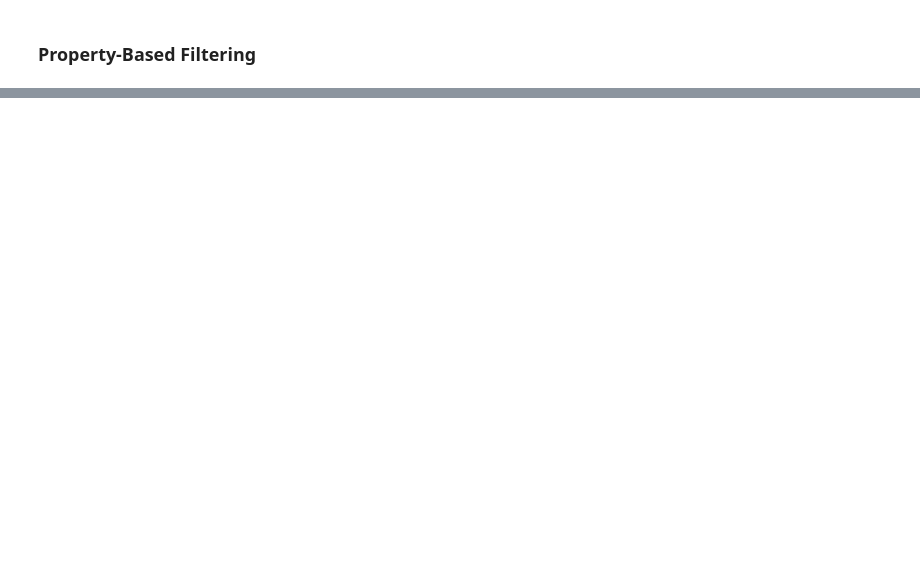
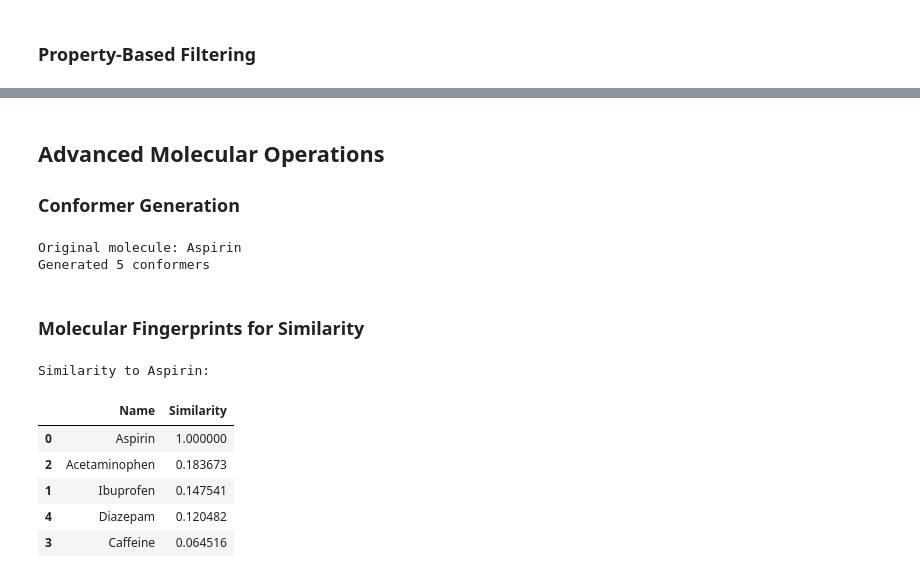
Before and after one commit to scott-arne/oepandas, a Jupyter notebook: examples/02_advanced_features.ipynb, the cells around one changed output, grey strips where cells are left out. Drawn from its saved outputs; the diff is of its cells as text; code cells hidden in the pictures; blank space fills up the shorter version.

```diff
--- a/examples/02_advanced_features.ipynb
+++ b/examples/02_advanced_features.ipynb
@@ -259,0 +367,70 @@ For more information, see the [OEPandas documentation](https://github.com/scott-
+# %% [markdown]
+## Advanced Molecular Operations
+
+### Conformer Generation
+# %%
+from openeye import oeomega
+
+def generate_conformers(mol, max_confs=10):
+    """Generate 3D conformers for a molecule"""
+    if mol is None:
+        return None
+
+    omega = oeomega.OEOmega()
+    omega.SetMaxConfs(max_confs)
+    omega.SetIncludeInput(False)
+    omega.SetStrictStereo(False)
+
+    mol_copy = mol.CreateCopy()
+    if omega(mol_copy):
+        return mol_copy
+    return None
+
+# Generate conformers for first molecule
+sample_mol = df_drugs.SMILES.iloc[0]
+mol_with_confs = generate_conformers(sample_mol, max_confs=5)
+
+if mol_with_confs:
+    print(f"Original molecule: {df_drugs.Name.iloc[0]}")
+    print(f"Generated {mol_with_confs.NumConfs()} conformers")
+# %% [output]
+Original molecule: Aspirin
+Generated 5 conformers
+# %% [markdown]
+### Molecular Fingerprints for Similarity
+# %%
+from openeye import oegraphsim
+
+def calc_fingerprint(mol):
+    """Calculate circular fingerprint"""
+    if mol is None:
+        return None
+    fp = oegraphsim.OEFingerPrint()
+    oegraphsim.OEMakeFP(fp, mol, oegraphsim.OEFPType_Circular)
+    return fp
+
+def calc_tanimoto(fp1, fp2):
+    """Calculate Tanimoto similarity between fingerprints"""
+    if fp1 is None or fp2 is None:
+        return 0.0
+    return oegraphsim.OETanimoto(fp1, fp2)
+
+# Calculate fingerprints
+df_drugs["Fingerprint"] = df_drugs.SMILES.apply(calc_fingerprint)
+
+# Calculate pairwise similarity to first molecule
+reference_fp = df_drugs.Fingerprint.iloc[0]
+df_drugs["Similarity"] = df_drugs.Fingerprint.apply(
+    lambda fp: calc_tanimoto(reference_fp, fp)
+)
+
+print(f"Similarity to {df_drugs.Name.iloc[0]}:")
+df_drugs[["Name", "Similarity"]].sort_values("Similarity", ascending=False)
+# %% [output]
+Similarity to Aspirin:
+|  | Name | Similarity |
+| 0 | Aspirin | 1.000000 |
+| 2 | Acetaminophen | 0.183673 |
+| 1 | Ibuprofen | 0.147541 |
+| 4 | Diazepam | 0.120482 |
+| 3 | Caffeine | 0.064516 |
```
Also changed, not shown: parts of 39 cells of this notebook, 9 other files.
